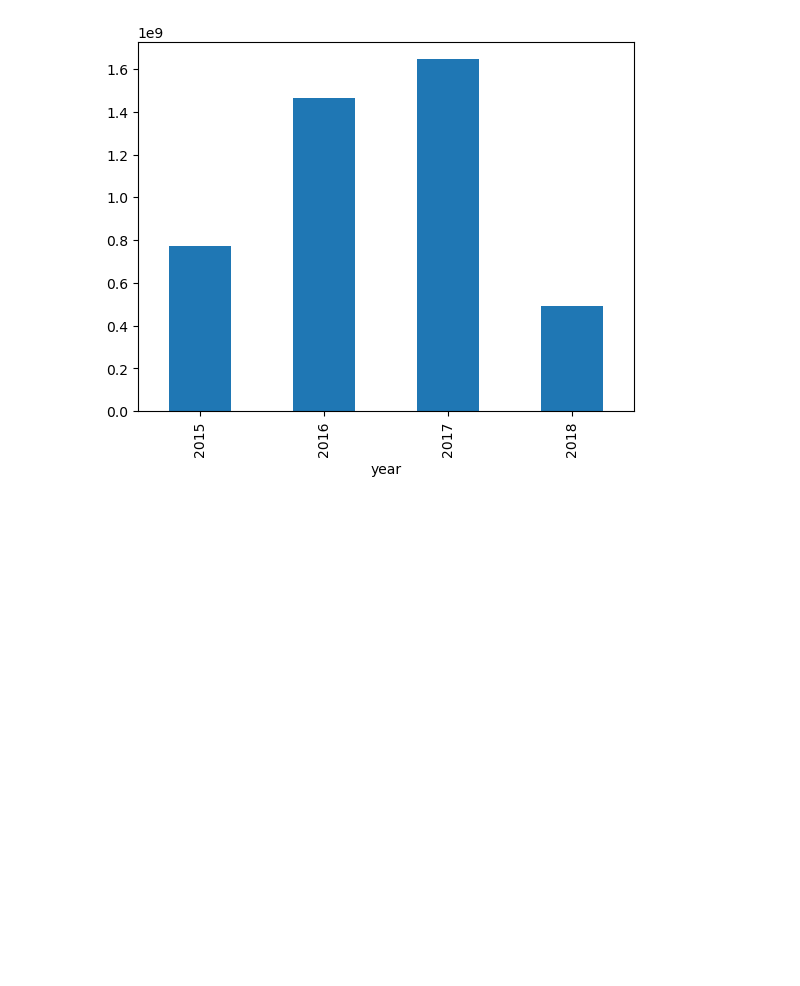
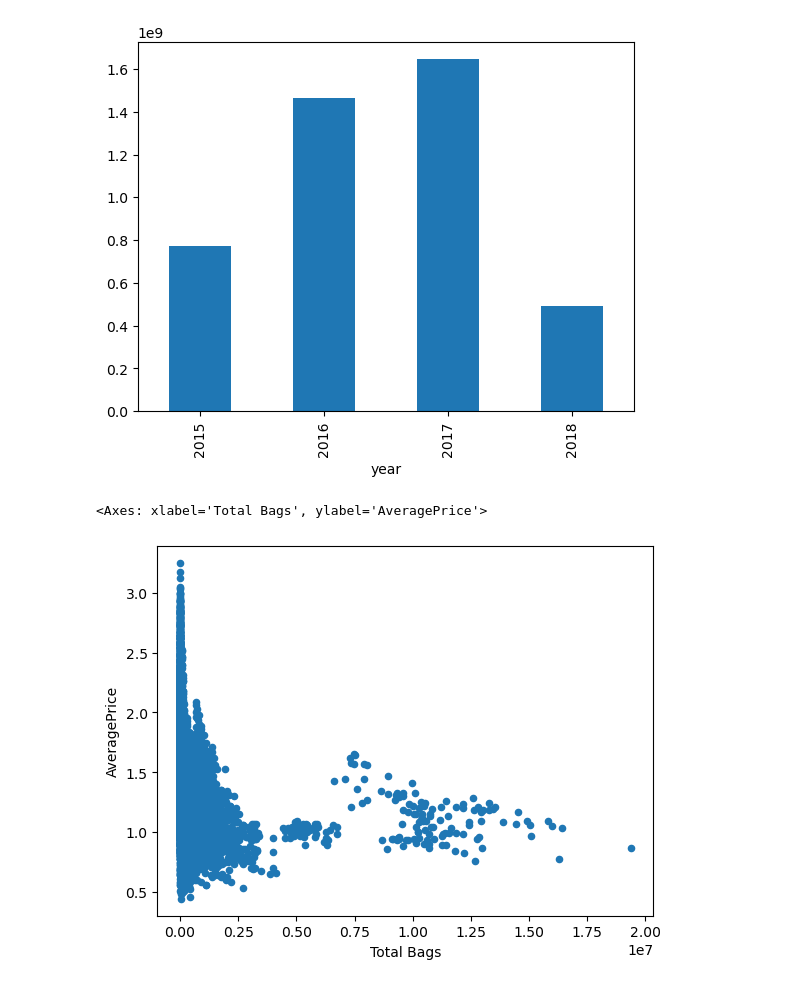
Before and after one commit to wchipman-csupueblo/CIS410_Lesson7_Fall2024, a Jupyter notebook: avocado.ipynb, the cells around one changed output. Drawn from its saved outputs; the diff is of its cells as text; code cells hidden in the pictures; blank space fills up the shorter version.

```diff
--- a/avocado.ipynb
+++ b/avocado.ipynb
@@ -34,4 +34,7 @@ data.groupby('year')['Total Bags'].sum(numeric_only=True).plot.bar()
 <Axes: xlabel='year'>
 [figure]
 # %%
-data.plot.scatter(x='Total Bags'
+data.plot.scatter(x='Total Bags', y='AveragePrice')
+# %% [output]
+<Axes: xlabel='Total Bags', ylabel='AveragePrice'>
+[figure, added]
```
Also changed, not shown: 1 other file.
